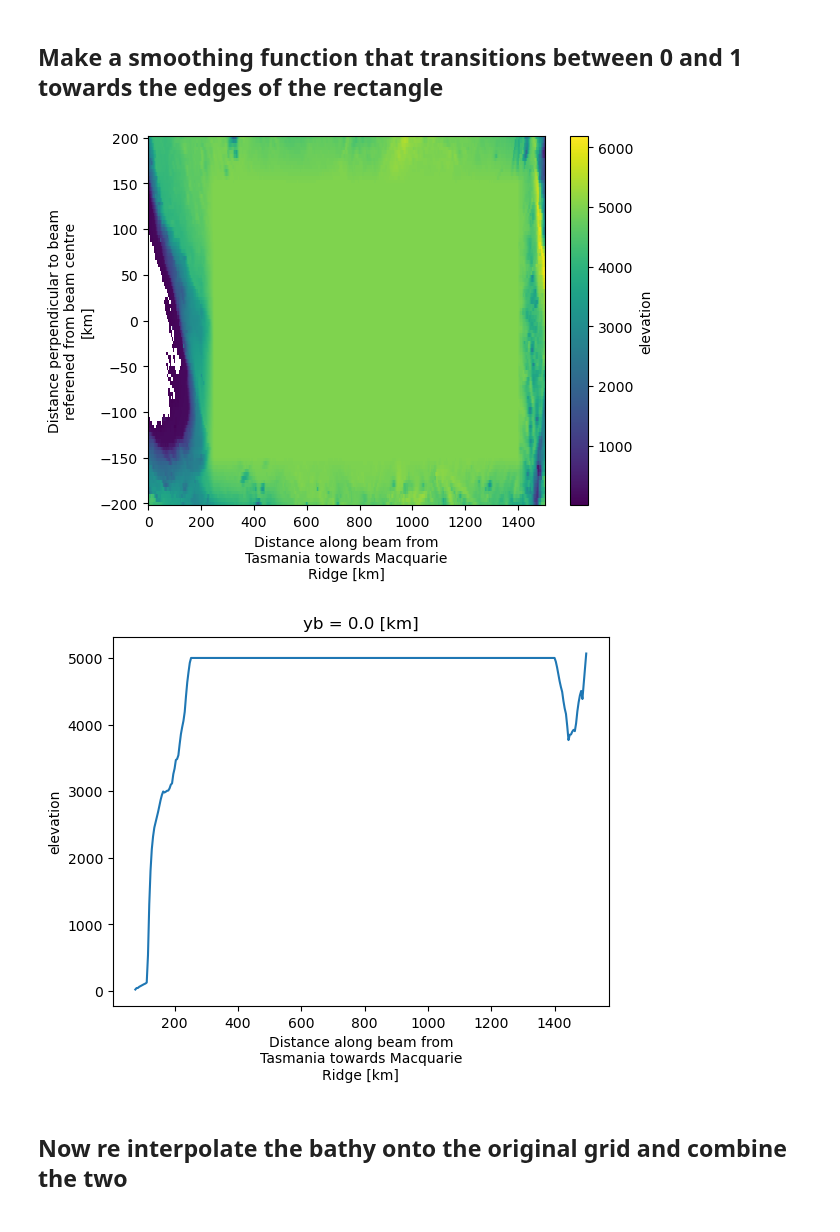
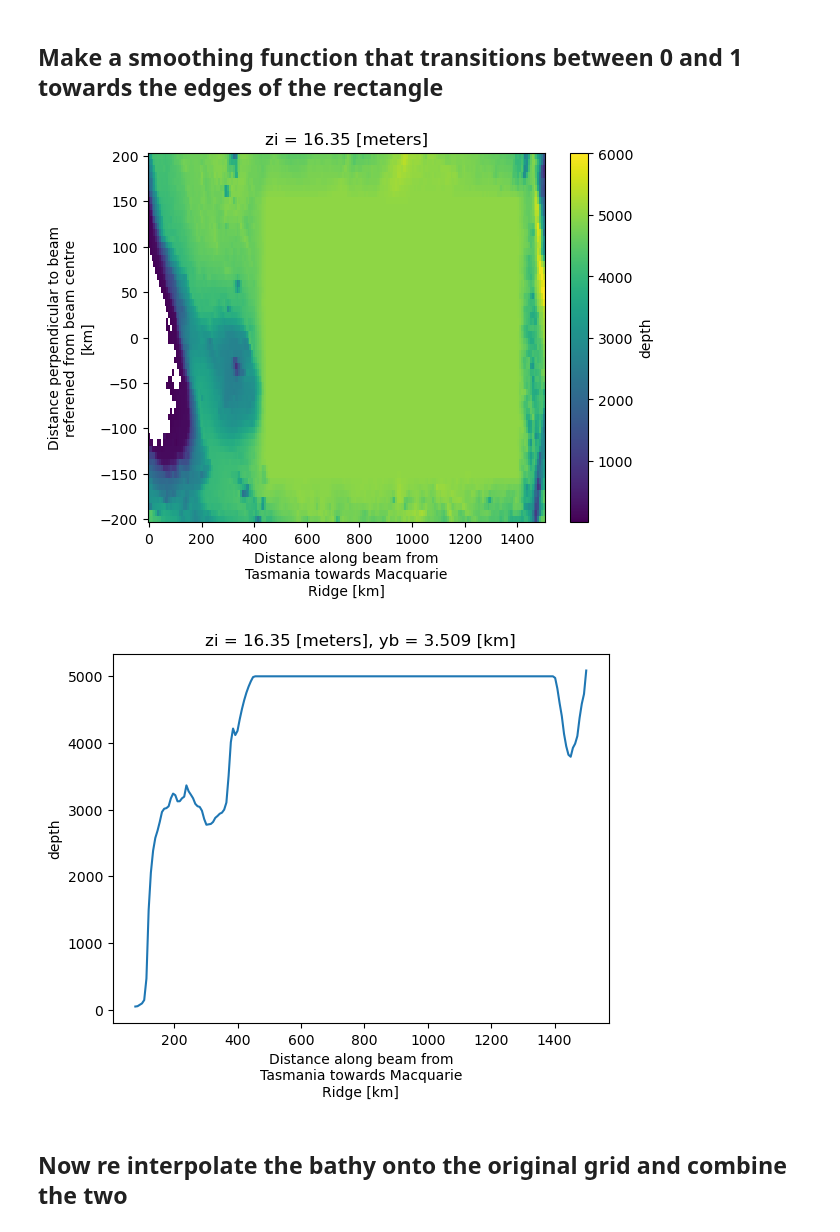
Before and after one commit to ashjbarnes/tasman-tides, a Jupyter notebook: notebooks/setup-expts/FlattenTopog.ipynb, the cells around one changed output. Cells and saved outputs as stored; diff of their text form; code cells hidden in the pictures.

```diff
--- a/notebooks/setup-expts/FlattenTopog.ipynb
+++ b/notebooks/setup-expts/FlattenTopog.ipynb
@@ -40,14 +40,14 @@ OgTopog = xr.open_dataset(str(inputdir / f'full-{resolution}' / 'topog.nc'),chun
 
 # Get the hgrid and the transect of topo
 hgrid = xr.open_dataset(str(inputdir / f'full-{resolution}' / 'hgrid.nc'),chunks = "auto")
-BathyTransect = xr.open_dataset(f"/g/data/nm03/ab8992/outputs/full-20/bathy_transect.nc",chunks = "auto")
+BathyTransect = -1 * xr.open_dataset(f"/g/data/nm03/ab8992/outputs/full-{resolution}/bathy_transect.nc",chunks = "auto")
 # %% [markdown]
 ## Make a smoothing function that transitions between 0 and 1 towards the edges of the rectangle
 # %%
 buffer = 50 # buffer in km
-xmin,xmax,ymin,ymax = 200,1450,-200,200
+xmin,xmax,ymin,ymax = 400,1450,-200,200
 
-smoothing = BathyTransect.elevation * 0 + 1
+smoothing = BathyTransect.depth * 0 + 1
 smoothing = smoothing.where(~((smoothing.xb >= xmin) & (smoothing.xb <= xmax) & (smoothing.yb >= ymin) & (smoothing.yb <= ymax)), 0)
 
 #Western edge
@@ -79,38 +79,38 @@ smoothing = smoothing.where(
 # Do the corners
 smoothing = smoothing.where(
     ~((smoothing.yb <= ymin + buffer) & (smoothing.yb >= ymin) & (smoothing.xb >= xmin) & (smoothing.xb <= xmax) & (smoothing != 0)),
      (buffer - (smoothing.yb - ymin))/buffer + smoothing)
 
 # Do the rest
 smoothing = smoothing.where(
     ~((smoothing.yb <= ymin + buffer) & (smoothing.yb >= ymin) & (smoothing.xb >= xmin + buffer) & (smoothing.xb <= xmax - buffer)),
      (buffer - (smoothing.yb - ymin))/buffer)
 
 # NE
 
 smoothing = smoothing.where(smoothing < 1,1)
 _smoothing = -1 * (smoothing - 1)
 
 
-# BathyTransect.elevation.plot(x = "xb",y = "yb",vmax = 0)
-flatbottom = -1 * (-5000 * _smoothing + BathyTransect.elevation * smoothing)
+# BathyTransect.depth.plot(x = "xb",y = "yb",vmax = 0)
+flatbottom = -1 * (-5000 * _smoothing + BathyTransect.depth * smoothing)
 
 
 # Mask flatbotoom
 flatbottom = flatbottom.where(flatbottom > 0,OgTopog.depth[0,-1,0].values)
 
 plt.figure()
 flatbottom.plot()
 
 
 
 plt.figure()
-flatbottom.sel(yb = 0).plot()
+flatbottom.sel(yb = 0,method = "nearest").plot()
 
 flatbottom = flatbottom.sel(xb = slice(200,None))
 # %% [output]
-[figure, old version]
+[figure, new version]
-[figure, old version]
+[figure, new version]
 # %% [markdown]
 ## Now re interpolate the bathy onto the original grid and combine the two
 # %%
```
Also changed, not shown: parts of 3 cells of this notebook, 46 other files.
